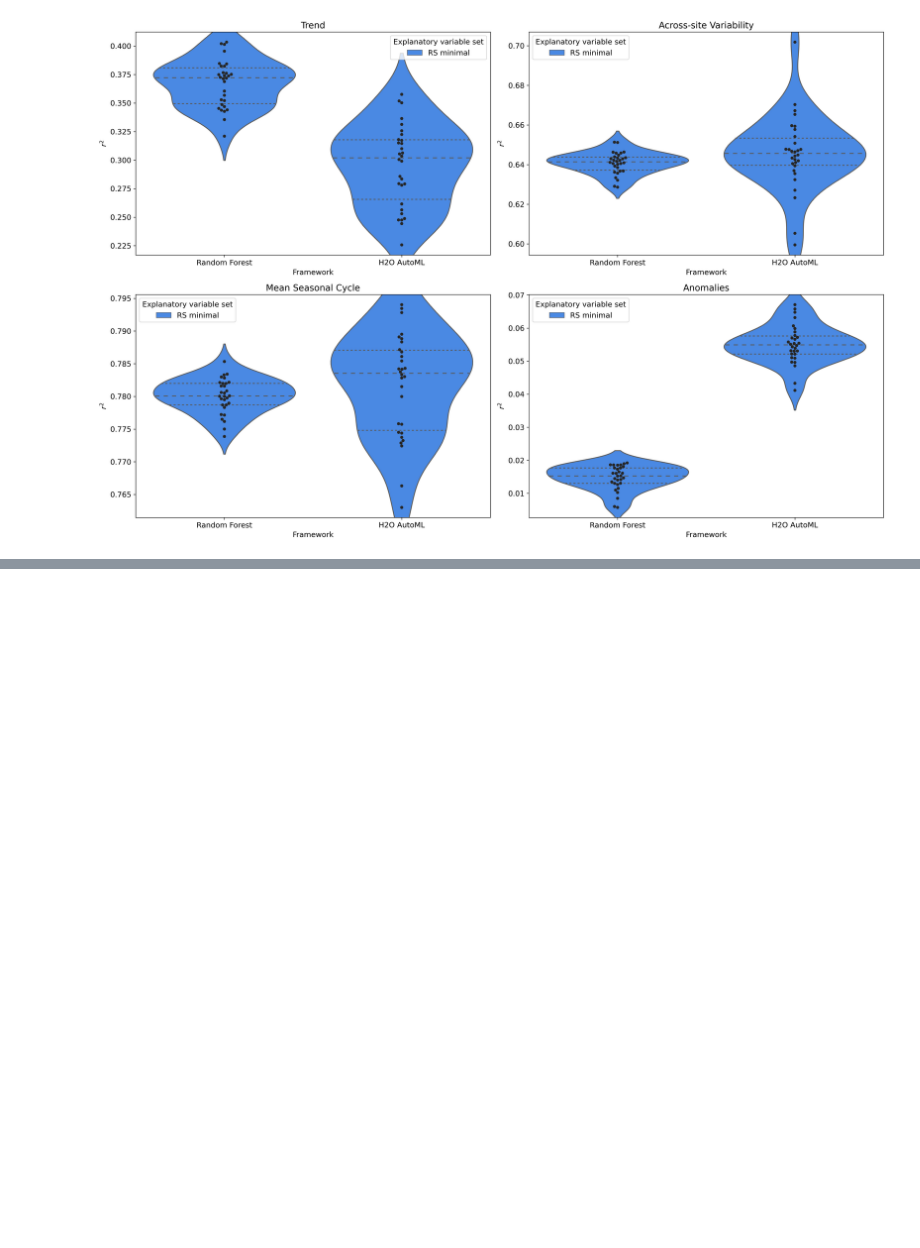
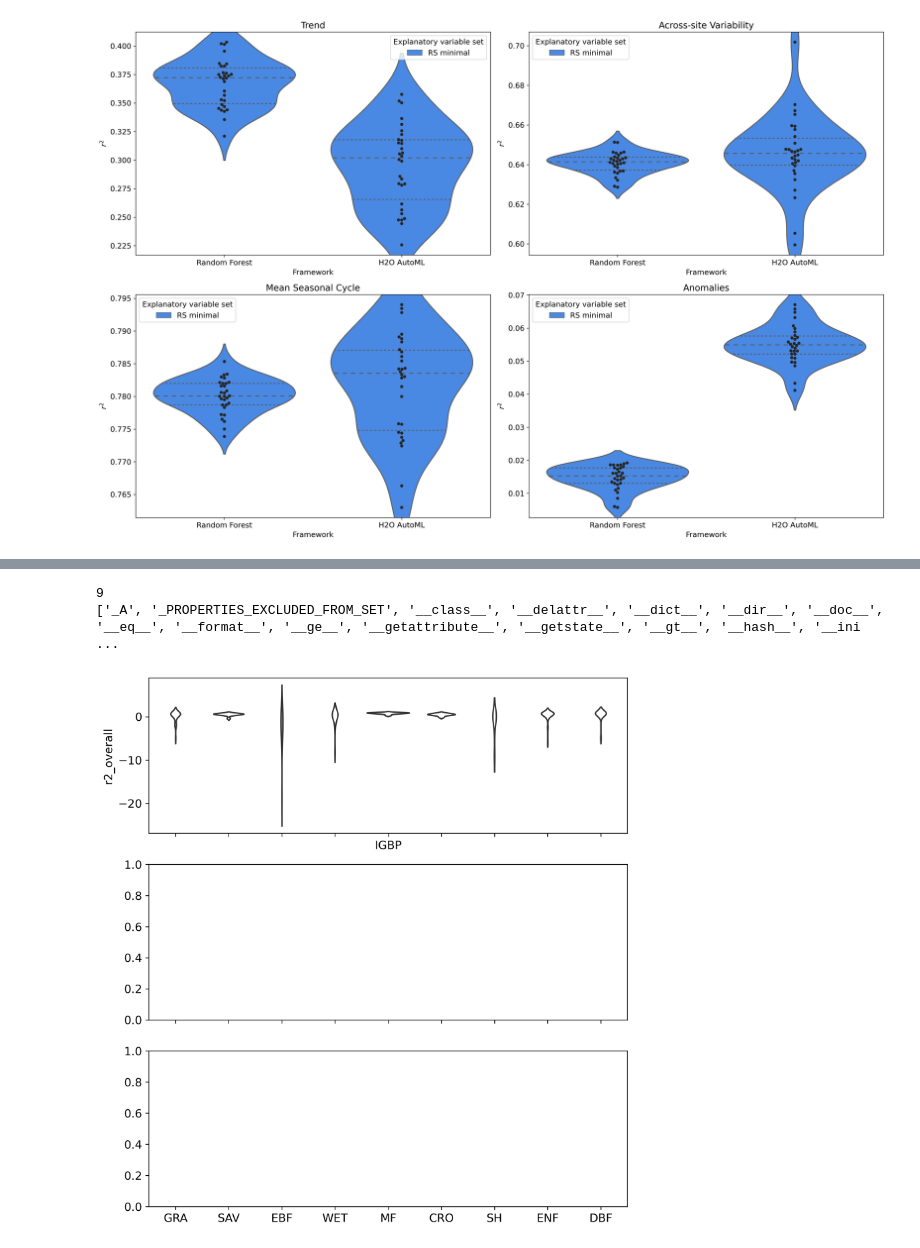
Before and after one commit to mxgbr/gpp_upscaling, a Jupyter notebook: 02_benchmark.ipynb, the cells around one changed output, grey strips where cells are left out. Cells and saved outputs as stored; diff of their text form; code cells hidden in the pictures; blank space fills up the shorter version.

```diff
--- a/02_benchmark.ipynb
+++ b/02_benchmark.ipynb
@@ -161,0 +225,22 @@ analysis.plt_model_comparison(df, 'analysis/benchmark/', 'Explanatory variable s
+# %%
+fig, ax = plt.subplots(3, 1, figsize=(9, 10), sharex=True)
+for exp_id in lc_metrics['exp_id'].unique():
+        df = lc_metrics[lc_metrics['exp_id'] == exp_id]
+        sns.violinplot(x='IGBP', y='r2_overall', data=df, ax=ax[0], inner='box')
+        print(len(ax[0].collections[::2]))
+        for col in ax[0].collections[::2]:
+            col.set_facecolor((0, 0, 0, 0))
+
+        for cc in ax[0].collections[1::2]:
+            cc.set_alpha(0)
+
+        for cd in ax[0].lines:
+            cd.set_alpha(0)
+
+        print(dir(col))
+
+        break
+# %% [output]
+9
+['_A', '_PROPERTIES_EXCLUDED_FROM_SET', '__class__', '__delattr__', '__dict__', '__dir__', '__doc__', '__eq__', '__format__', '__ge__', '__getattribute__', '__getstate__', '__gt__', '__hash__', '__ini ...
+[figure, added]
```
Also changed, not shown: parts of 9 cells of this notebook, 1 other file.
